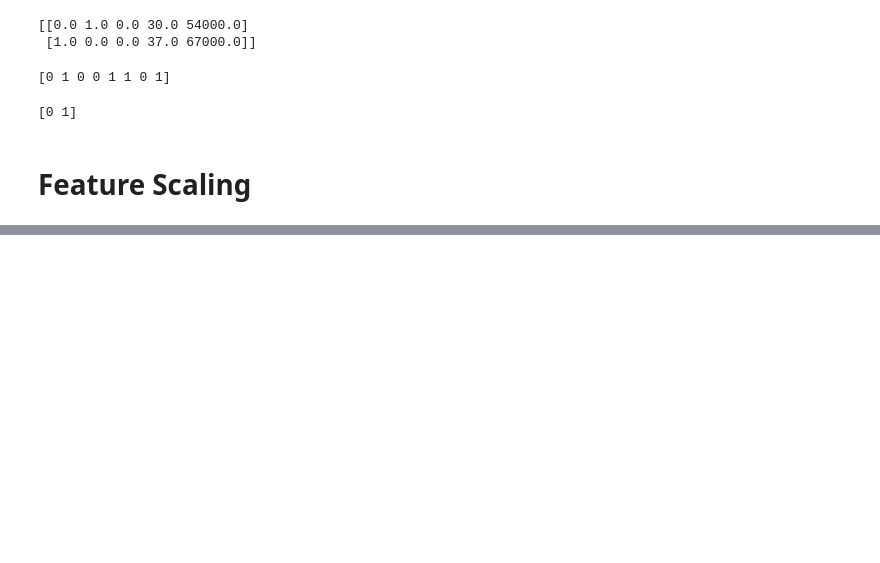
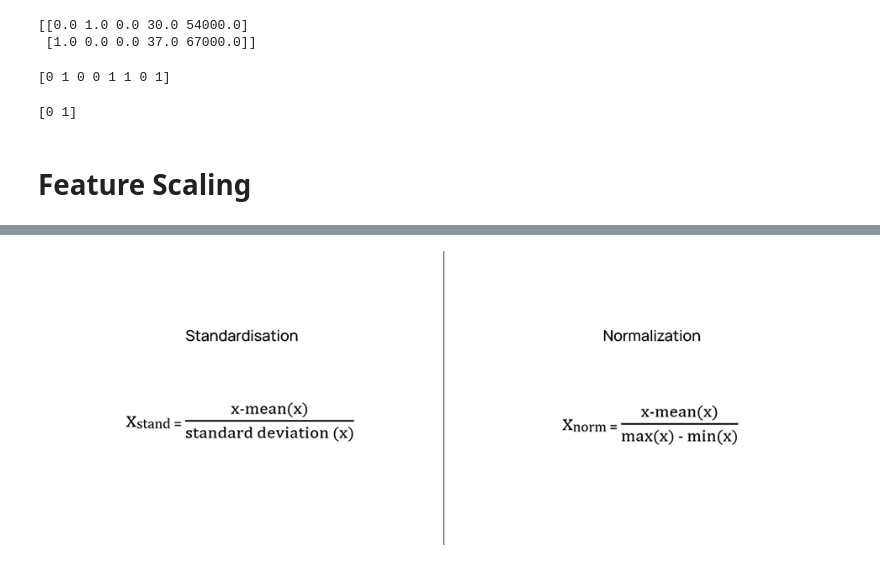
Before and after one commit to oyeabhijit/clear-colab-24211, a Jupyter notebook: Data_Preprocessing.ipynb, the cells around one changed output, grey strips where cells are left out. Drawn from its saved outputs; the diff is of its cells as text; code cells hidden in the pictures; blank space fills up the shorter version.

```diff
--- a/Data_Preprocessing.ipynb
+++ b/Data_Preprocessing.ipynb
@@ -128,0 +130,6 @@ Image(url='https://i.ibb.co/XJNzh11/2.png', embed=True)
+# %%
+from IPython.display import Image
+Image(filename='2.png')
+# This cell is just to show the image. It has no relation to the Data Preprocessing program.
+# %% [output]
+[figure, added]
```
Also changed, not shown: parts of 2 cells of this notebook.
